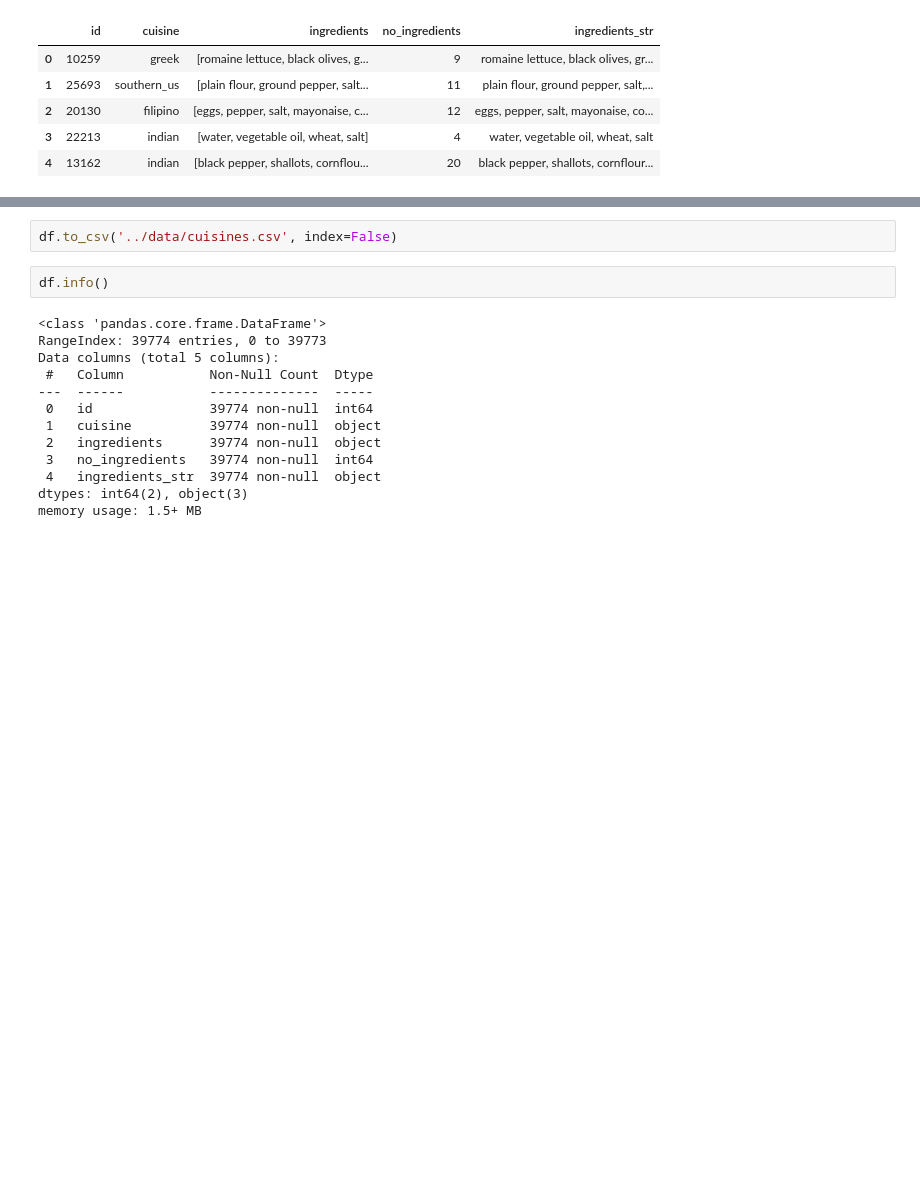
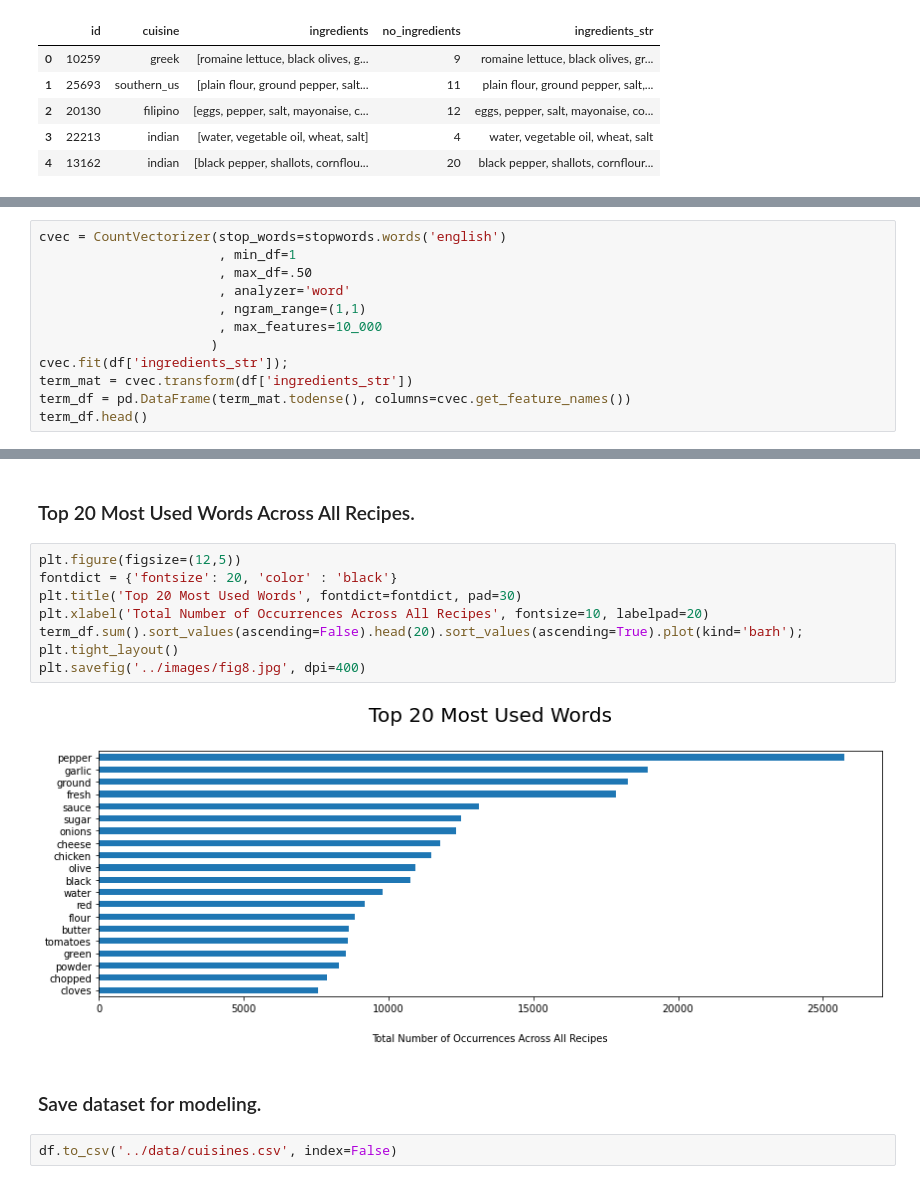
Before and after one commit to CristinaSahoo/What-s-Cooking, a Jupyter notebook: code/EDA.ipynb, the cells around one changed output, grey strips where cells are left out. Saved outputs shown, nothing was run; the diff lists cells and outputs as text; blank space fills up the shorter version.

```diff
--- a/code/EDA.ipynb
+++ b/code/EDA.ipynb
@@ -120,0 +148,12 @@ Index(['id', 'cuisine', 'ingredients', 'no_ingredients', 'ingredients_str'], dty
+# %%
+cvec = CountVectorizer(stop_words=stopwords.words('english')
+                       , min_df=1
+                       , max_df=.50
+                       , analyzer='word'
+                       , ngram_range=(1,1)
+                       , max_features=10_000
+                      )
+cvec.fit(df['ingredients_str']);
+term_mat = cvec.transform(df['ingredients_str'])
+term_df = pd.DataFrame(term_mat.todense(), columns=cvec.get_feature_names())
+term_df.head()
@@ -121,17 +168,16 @@ Index(['id', 'cuisine', 'ingredients', 'no_ingredients', 'ingredients_str'], dty
+# %% [markdown]
+### Top 20 Most Used Words Across All Recipes.
+# %%
+plt.figure(figsize=(12,5))
+fontdict = {'fontsize': 20, 'color' : 'black'}
+plt.title('Top 20 Most Used Words', fontdict=fontdict, pad=30)
+plt.xlabel('Total Number of Occurrences Across All Recipes', fontsize=10, labelpad=20)
+term_df.sum().sort_values(ascending=False).head(20).sort_values(ascending=True).plot(kind='barh');
+plt.tight_layout()
+plt.savefig('../images/fig8.jpg', dpi=400)
+# %% [output]
+[figure, added]
+# %% [markdown]
+### Save dataset for modeling.
 # %%
 df.to_csv('../data/cuisines.csv', index=False)
-# %%
-df.info()
-# %% [output]
-<class 'pandas.core.frame.DataFrame'>
-RangeIndex: 39774 entries, 0 to 39773
-Data columns (total 5 columns):
- #   Column           Non-Null Count  Dtype
----  ------           --------------  -----
- 0   id               39774 non-null  int64
- 1   cuisine          39774 non-null  object
- 2   ingredients      39774 non-null  object
- 3   no_ingredients   39774 non-null  int64
- 4   ingredients_str  39774 non-null  object
-dtypes: int64(2), object(3)
-memory usage: 1.5+ MB
```
Also changed, not shown: parts of 11 cells of this notebook, 4 other files.
